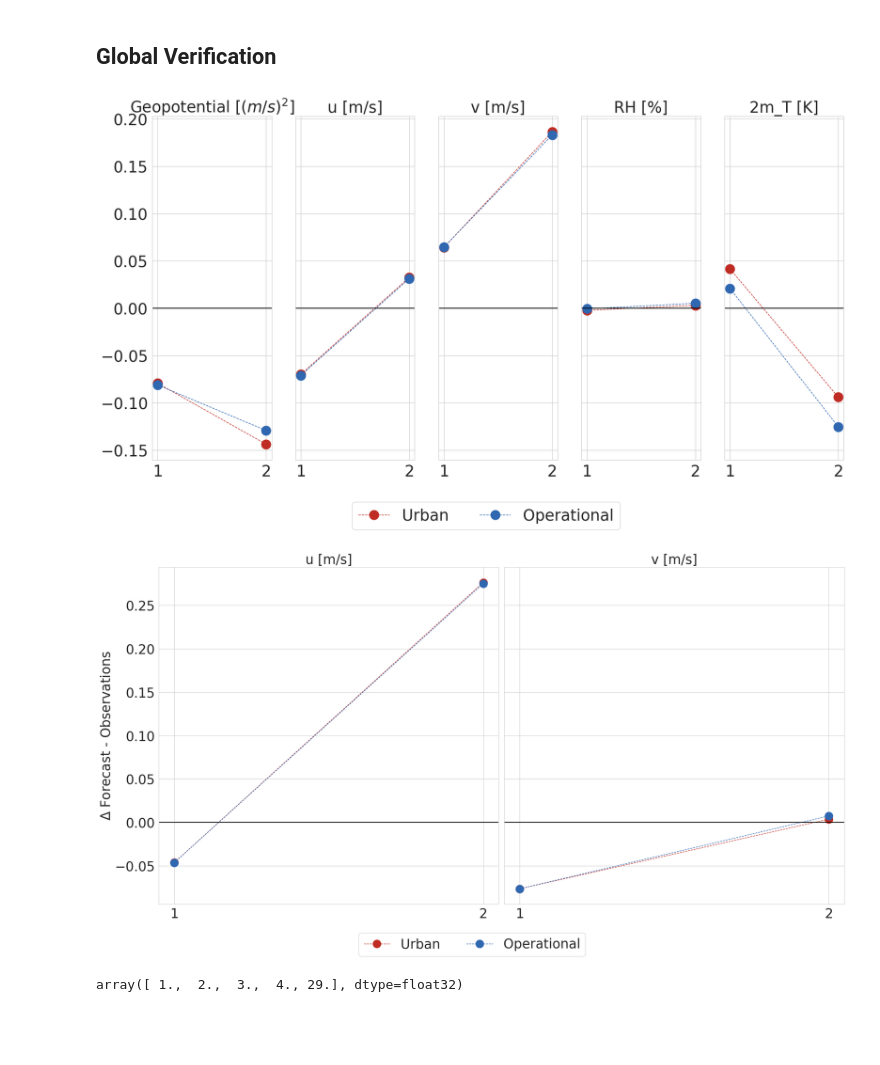
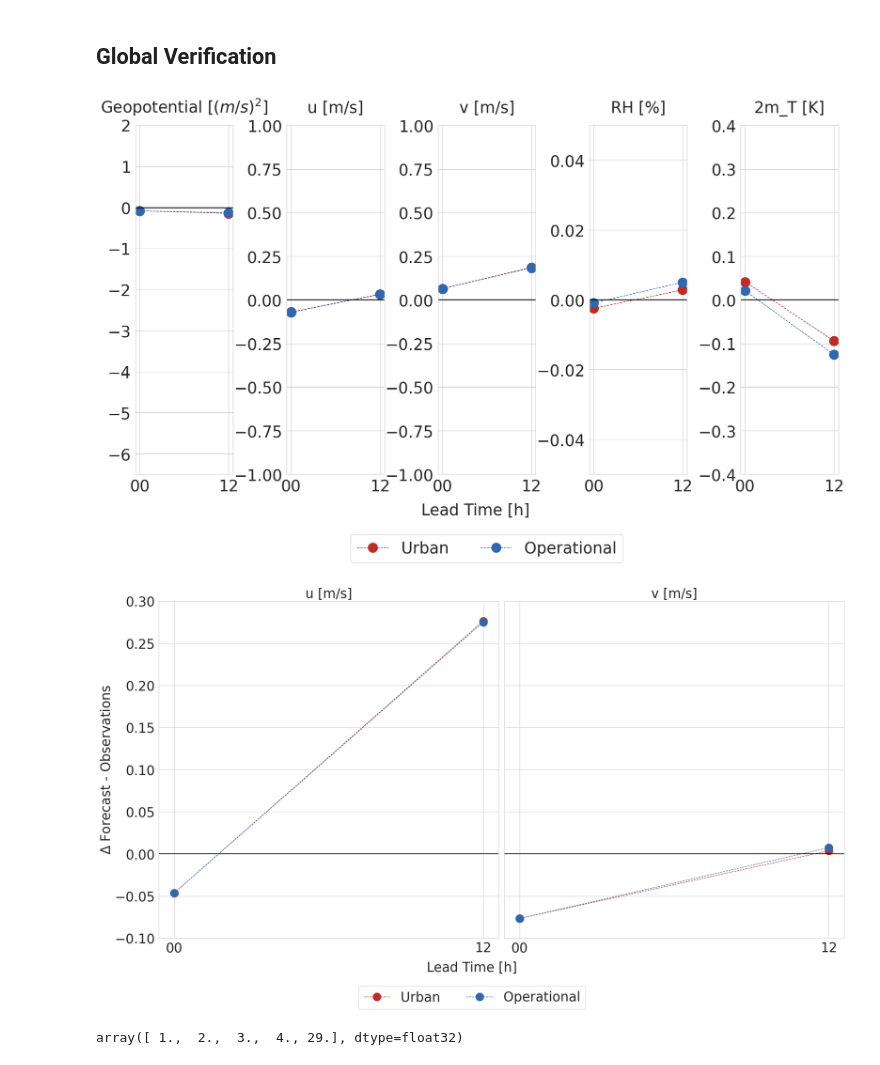
Before and after one commit to maymeret/master_thesis, a Jupyter notebook: verification.ipynb, the cells around one changed output. Cells and saved outputs as stored; diff of their text form; code cells hidden in the pictures; blank space fills up the shorter version.

Commit message:
adding crosssection plot, minor stuff for the other things

```diff
--- a/verification.ipynb
+++ b/verification.ipynb
@@ -115,7 +135,10 @@ x = np.unique(urb_12_synop.varno)
 varno = ['Geopotential [$(m/s)^2$]', 'u [m/s]', 'v [m/s]', 'RH [%]', '2m_T [K]']
 #y_label = ['(m/s)**2 ', 'm/s', 'm/s', '%','K']
 
-fig, ax = plt.subplots(1, len(x), figsize=(20, 10), sharey=True)
+xlim_start = [-6.5, -1, -1, -.05, -.4]
+xlim_end = [2, 1, 1, .05, .4]
+
+fig, ax = plt.subplots(1, len(x), figsize=(20, 10))
 
 dataset = {
     'operational_00h': opr_00_synop,
@@ -125,42 +148,43 @@ dataset = {
 
 for i, x_value in enumerate(x):
     urb_00_data = (dataset['urban_00h'].veri_data[6, :].where(dataset['urban_00h'].varno == x_value).mean() -
                    dataset['urban_00h'].obs.where(dataset['urban_00h'].varno == x_value).mean())
     urb_12_data = (dataset['urban_12h'].veri_data[5, :].where(dataset['urban_12h'].varno == x_value).mean() -
                    dataset['urban_12h'].obs.where(dataset['urban_12h'].varno == x_value).mean())
 
     opr_00_data = (dataset['operational_00h'].veri_data[6, :].where(dataset['operational_00h'].varno == x_value).mean() -
                   dataset['operational_00h'].obs.where(dataset['operational_00h'].varno == x_value).mean())
     opr_12_data = (dataset['operational_12h'].veri_data[5, :].where(dataset['operational_12h'].varno == x_value).mean() -
                   dataset['operational_12h'].obs.where(dataset['operational_12h'].varno == x_value).mean())
 
     opr_00_3hlt = (dataset['operational_00h'].veri_data[0, :].where(dataset['operational_00h'].varno == x_value).mean() -
                   dataset['operational_00h'].obs.where(dataset['operational_00h'].varno == x_value).mean())
 
     opr_12_3hlt = (dataset['operational_12h'].veri_data[0, :].where(dataset['operational_12h'].varno == x_value).mean() -
                   dataset['operational_12h'].obs.where(dataset['operational_12h'].varno == x_value).mean())
 
     ax[i].plot([1, 2], [urb_00_data, urb_12_data], marker='o', markersize = 15,  color='#BF2C23', linestyle='--', linewidth=1, label='Urban')
     ax[i].plot([1, 2], [opr_00_data, opr_12_data], marker='o', markersize = 15, color='#2F67B1', linestyle='--', linewidth=1, label='Operational')
-#    ax[i].plot([1, 2], [opr_00_3hlt, opr_12_3hlt], marker='o', color='r', linestyle='--', linewidth=3, label='Operational \n (3h lead time)')
-#    ax[i].set_ylabel(f'$\Delta$ Forecast - Observations [{y_label[i]}]')
 
-    ax[i].set_title(varno[i])
-#    ax[-1].legend()
+    ax[i].set_title(varno[i], pad = 20)
     ax[i].set_xticks([1, 2])
-    ax[i].set_xticklabels(['1', '2'])
+    ax[i].set_xticklabels(['00', '12'])
     ax[i].grid(True)
     ax[i].axhline(y=0, color='black', linestyle='-')
 
-#ax[-1].legend(loc='upper right', bbox_to_anchor=(0, -.5))
-ax[-1].legend(loc='upper center', bbox_to_anchor=(-2, -0.1), ncol=2)
-ax[0].set
+ax[-1].legend(loc='upper center', bbox_to_anchor=(-2.6, -0.15), ncol=2)
+
+for i, x_value in enumerate(x):
+    ax[i].set_ylim(xlim_start[i], xlim_end[i])
+
+fig.text(0.5, 0.02, 'Lead Time [h]', ha='center', fontsize=25)
+fig.subplots_adjust(wspace=0.55)
 
 plt.savefig('../plots_2024/verification/verification_global_SYNOP_2022.jpeg', dpi=300, bbox_inches='tight')
 #plt.tight_layout()
 plt.show()
 # %% [output]
-[figure, old version]
+[figure, new version]
 # %%
 #plot PILOT - ballon observations globally
 
@@ -207,15 +231,18 @@ for i, x_value in enumerate(x):
     ax[i].set_title(varno[i])
  #   ax[-1].legend()
     ax[i].set_xticks([1, 2])
-    ax[i].set_xticklabels(['1', '2'])
+    ax[i].set_xticklabels(['00', '12'])
     ax[i].grid(True)
     ax[i].axhline(y=0, color='black', linestyle='-')
+    ax[i].set_ylim(-0.1, 0.3)
 
 ax[0].set_ylabel('$\Delta$ Forecast - Observations')
 #ax[-1].legend(loc='upper center', bbox_to_anchor=(0, -0.8), ncol=2)
 
 handles, labels = ax[0].get_legend_handles_labels()
-fig.legend(handles, labels, loc='upper center', bbox_to_anchor=(0.5, 0), ncol=2)
+fig.legend(handles, labels, loc='upper center', bbox_to_anchor=(0.5, -0.05), ncol=2)
+fig.text(0.5, -0.03, 'Lead Time [h]', ha='center', fontsize=25)
+
 
 
 plt.tight_layout()
@@ -223,7 +250,7 @@ plt.savefig('../plots_2024/verification/verification_global_PILOT_2022.jpeg', dp
 
 plt.show()
 # %% [output]
-[figure, old version]
+[figure, new version]
 # %%
 np.unique(opr_00_temp.varno)
 # %% [output]
```
Also changed, not shown: parts of 9 cells of this notebook, 10 other files.
